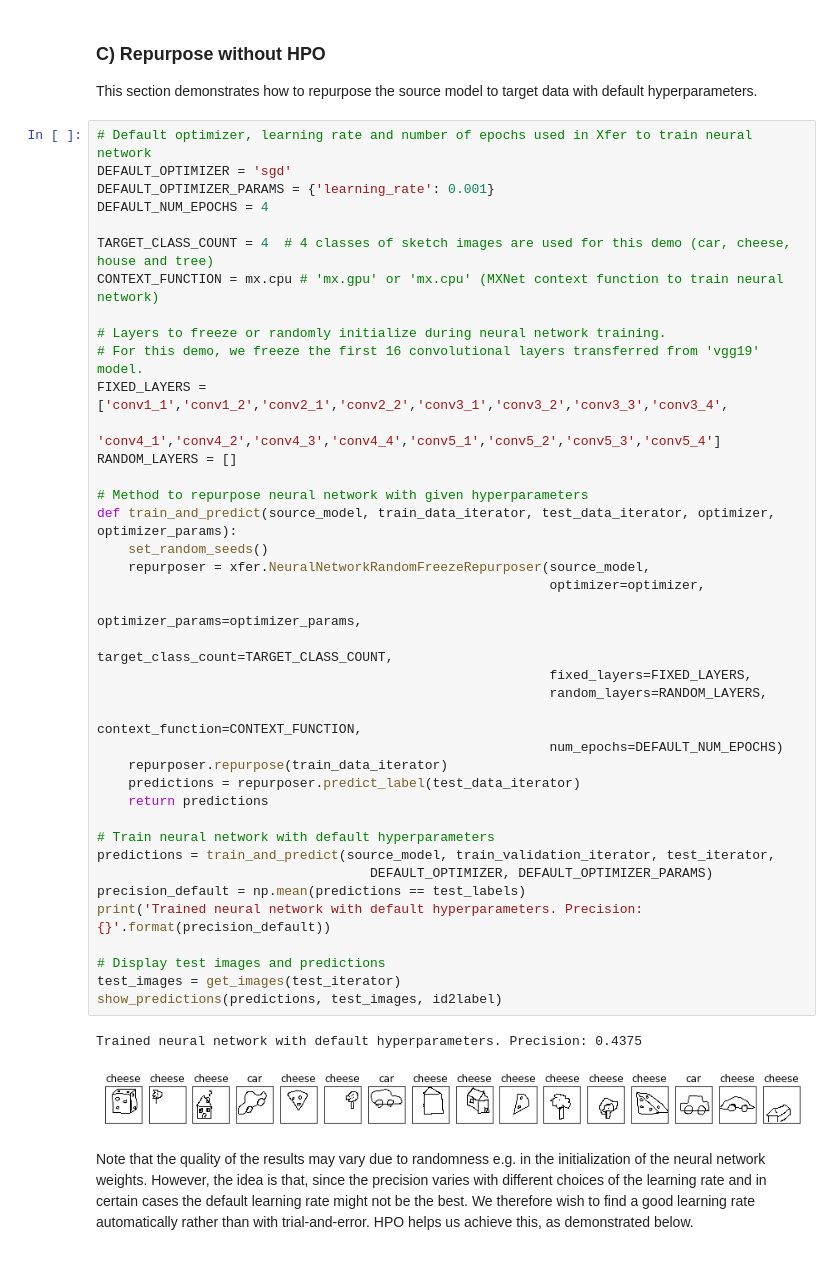
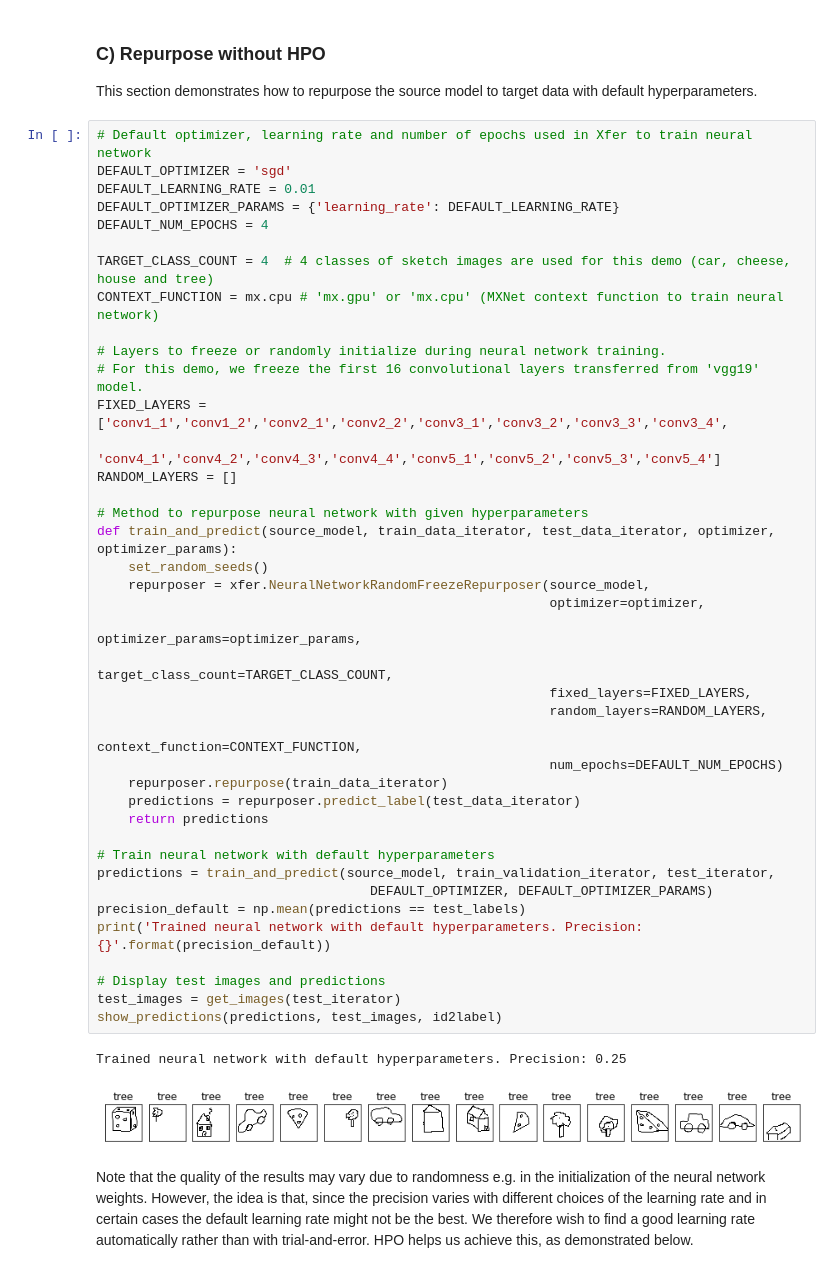
Before and after one commit to amzn/xfer, a Jupyter notebook: docs/demos/xfer-hpo.ipynb, the cells around one changed output. Drawn from its saved outputs; the diff is of its cells as text.

```diff
--- a/docs/demos/xfer-hpo.ipynb
+++ b/docs/demos/xfer-hpo.ipynb
@@ -191,7 +189,8 @@ This section demonstrates how to repurpose the source model to target data with
 # %%
 # Default optimizer, learning rate and number of epochs used in Xfer to train neural network
 DEFAULT_OPTIMIZER = 'sgd'
-DEFAULT_OPTIMIZER_PARAMS = {'learning_rate': 0.001}
+DEFAULT_LEARNING_RATE = 0.01
+DEFAULT_OPTIMIZER_PARAMS = {'learning_rate': DEFAULT_LEARNING_RATE}
 DEFAULT_NUM_EPOCHS = 4
 
 TARGET_CLASS_COUNT = 4  # 4 classes of sketch images are used for this demo (car, cheese, house and tree)
@@ -201,35 +200,35 @@ CONTEXT_FUNCTION = mx.cpu # 'mx.gpu' or 'mx.cpu' (MXNet context function to trai
 # For this demo, we freeze the first 16 convolutional layers transferred from 'vgg19' model.
 FIXED_LAYERS = ['conv1_1','conv1_2','conv2_1','conv2_2','conv3_1','conv3_2','conv3_3','conv3_4',
                 'conv4_1','conv4_2','conv4_3','conv4_4','conv5_1','conv5_2','conv5_3','conv5_4']
 RANDOM_LAYERS = []
 
 # Method to repurpose neural network with given hyperparameters
 def train_and_predict(source_model, train_data_iterator, test_data_iterator, optimizer, optimizer_params):
     set_random_seeds()
     repurposer = xfer.NeuralNetworkRandomFreezeRepurposer(source_model,
                                                           optimizer=optimizer,
                                                           optimizer_params=optimizer_params,
                                                           target_class_count=TARGET_CLASS_COUNT,
                                                           fixed_layers=FIXED_LAYERS,
                                                           random_layers=RANDOM_LAYERS,
                                                           context_function=CONTEXT_FUNCTION,
                                                           num_epochs=DEFAULT_NUM_EPOCHS)
     repurposer.repurpose(train_data_iterator)
     predictions = repurposer.predict_label(test_data_iterator)
     return predictions
 
 # Train neural network with default hyperparameters
 predictions = train_and_predict(source_model, train_validation_iterator, test_iterator,
                                    DEFAULT_OPTIMIZER, DEFAULT_OPTIMIZER_PARAMS)
 precision_default = np.mean(predictions == test_labels)
 print('Trained neural network with default hyperparameters. Precision: {}'.format(precision_default))
 
 # Display test images and predictions
 test_images = get_images(test_iterator)
 show_predictions(predictions, test_images, id2label)
 # %% [output]
-Trained neural network with default hyperparameters. Precision: 0.4375
+Trained neural network with default hyperparameters. Precision: 0.25
-[figure, old version]
+[figure, new version]
 # %% [markdown]
 Note that the quality of the results may vary due to randomness e.g. in the initialization of the neural network weights. However, the idea is that, since the precision varies with different choices of the learning rate and in certain cases the default learning rate might not be the best. We therefore wish to find a good learning rate automatically rather than with trial-and-error. HPO helps us achieve this, as demonstrated below.
 # %% [markdown]
```
Also changed, not shown: parts of 19 cells of this notebook, 2 other files.
